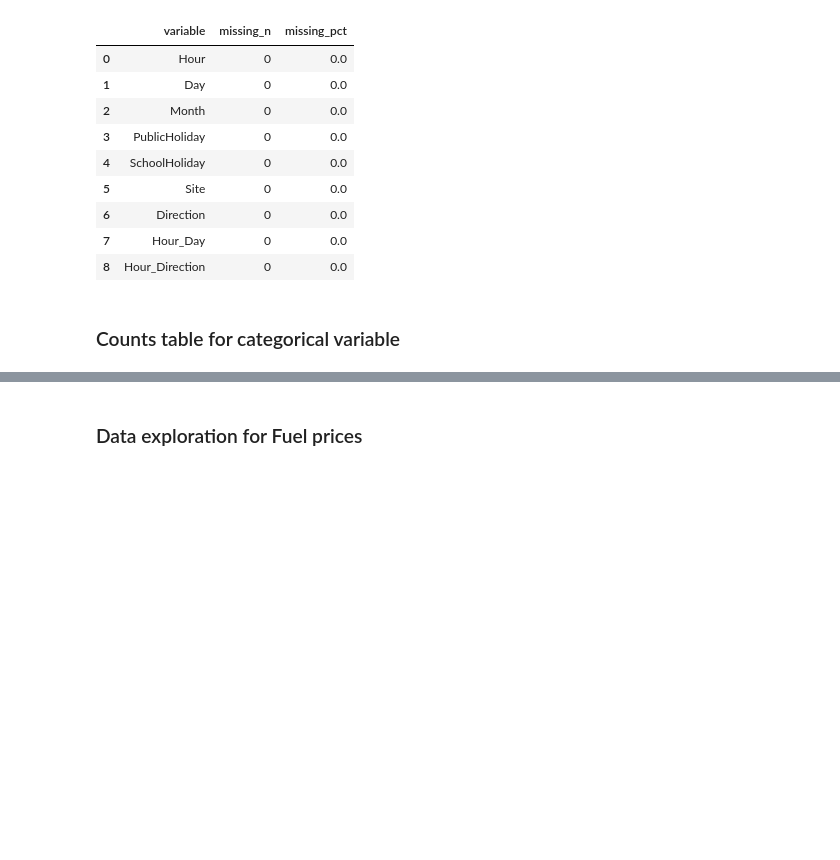
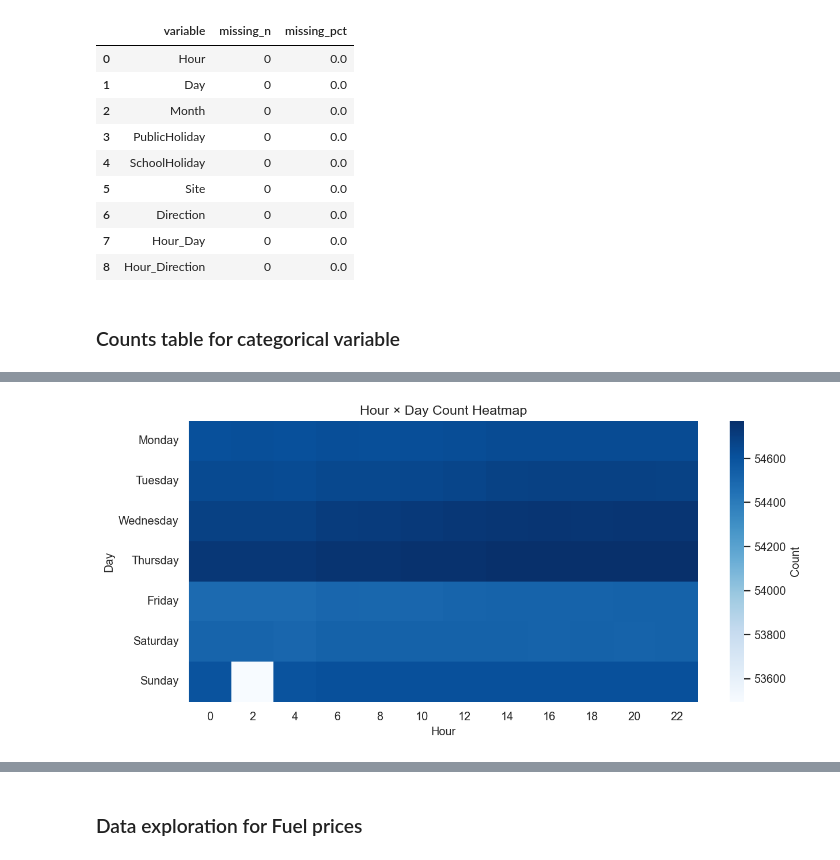
Before and after one commit to annasolodka/mda-cycling-traffic-analysis, a Jupyter notebook: notebooks/03_exploratory_data_analysis.ipynb, the cells around one changed output, grey strips where cells are left out. Cells and saved outputs as stored; diff of their text form; code cells hidden in the pictures; blank space fills up the shorter version.

```diff
--- a/notebooks/03_exploratory_data_analysis.ipynb
+++ b/notebooks/03_exploratory_data_analysis.ipynb
@@ -134,0 +297,31 @@ counts_summary_long.head(50)
+# %%
+# -------------------------
+# 5) Heatmap for Hour x Day
+# -------------------------
+
+hour_day_heatmap = (
+    eda_df
+    .groupby(["Day", "Hour"], observed=False)
+    .size()
+    .unstack(fill_value=0)
+)
+
+hour_day_heatmap = hour_day_heatmap.reindex(
+    index=["Monday", "Tuesday", "Wednesday", "Thursday", "Friday", "Saturday", "Sunday"]
+)
+
+hour_day_heatmap = hour_day_heatmap.reindex(
+    columns=sorted(hour_day_heatmap.columns)
+)
+
+plt.figure(figsize=(10, 4.8))
+sns.heatmap(hour_day_heatmap, cmap="Blues", cbar_kws={"label": "Count"})
+plt.title("Hour × Day Count Heatmap")
+plt.xlabel("Hour")
+plt.ylabel("Day")
+plt.tight_layout()
+plt.savefig(eda_folder / "hour_day_heatmap.png", bbox_inches="tight")
+plt.show()
+plt.close()
+# %% [output]
+[figure, added]
```
Also changed, not shown: parts of 8 cells of this notebook.
